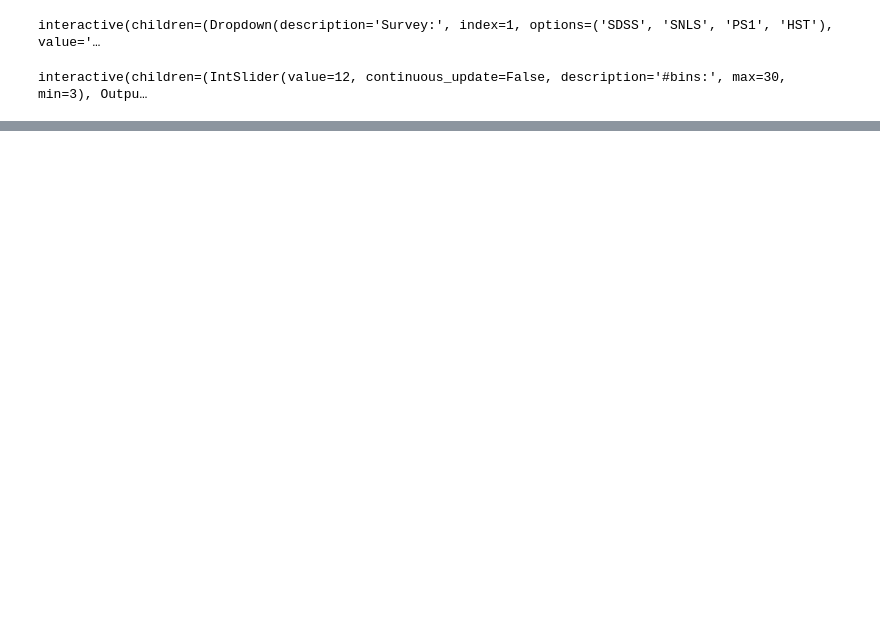
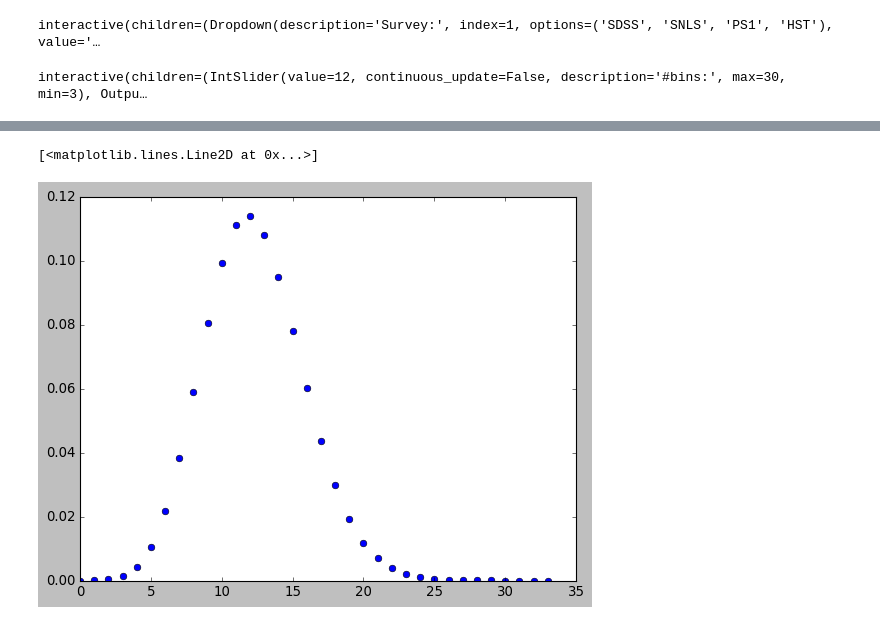
Before and after one commit to Nora-n/variaIa, a Jupyter notebook: notebooks/ModeFits.ipynb, the cells around one changed output, grey strips where cells are left out. Drawn from its saved outputs; the diff is of its cells as text; code cells hidden in the pictures; blank space fills up the shorter version.

```diff
--- a/notebooks/ModeFits.ipynb
+++ b/notebooks/ModeFits.ipynb
@@ -91,0 +107,5 @@ _ = ratefitter.show(add_proba = True)
+# %%
+plt.plot(np.arange(0,np.max(data)), poisson.pmf(np.arange(0,np.max(data)),base.get_expectedrate(ratefitter.redshift_ranges)[2]), 'bo')
+# %% [output]
+[<matplotlib.lines.Line2D at 0x...>]
+[figure, added]
```
Also changed, not shown: parts of 8 cells of this notebook, 3 other files.
